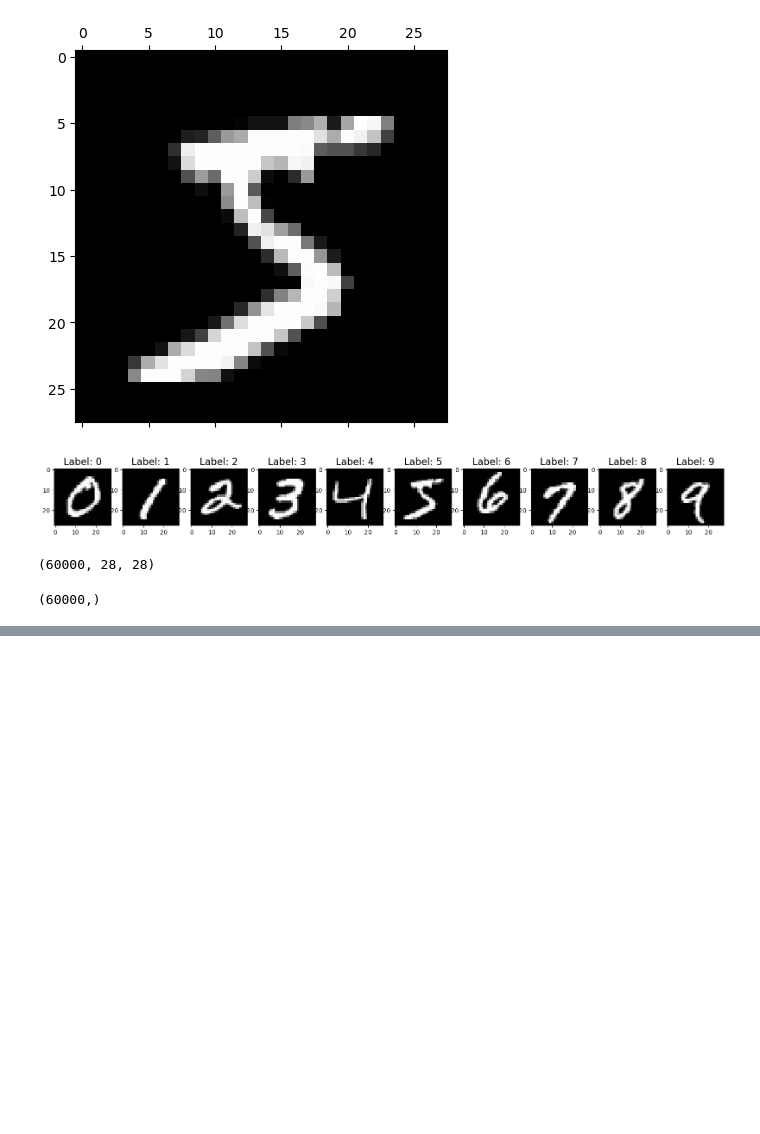
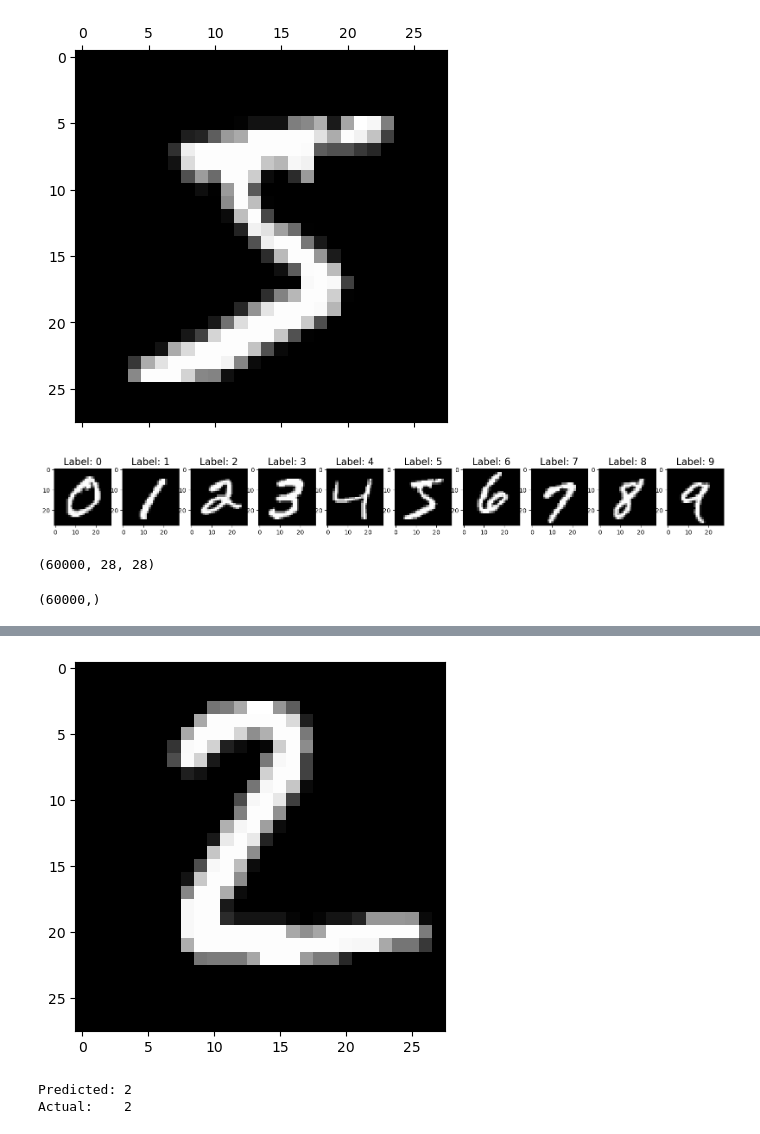
Before and after one commit to ApekshaShenoy/Lexicon-Course-Labs-Python, a Jupyter notebook: Machine_Learning/mnist/mnist.ipynb, the cells around one changed output, grey strips where cells are left out. Saved outputs shown, nothing was run; the diff lists cells and outputs as text; code cells hidden in the pictures; blank space fills up the shorter version.

```diff
--- a/Machine_Learning/mnist/mnist.ipynb
+++ b/Machine_Learning/mnist/mnist.ipynb
@@ -104,4 +101,4 @@ model.evaluate(x_test, y_test)
 # %%
 predictions = model.predict(x_test)
-np.argmax(predictions[0])
+predicted_labels = [np.argmax(p) for p in predictions]
 # %% [output]
@@ -109,0 +106,10 @@ np.int64(7)
+# %%
+plt.imshow(x_test[1], cmap='gray')
+plt.show()
+
+print("Predicted:", predicted_labels[1])
+print("Actual:   ", y_test[1])
+# %% [output]
+[figure, added]
+Predicted: 2
+Actual:    2
```
Also changed, not shown: parts of 5 cells of this notebook.
